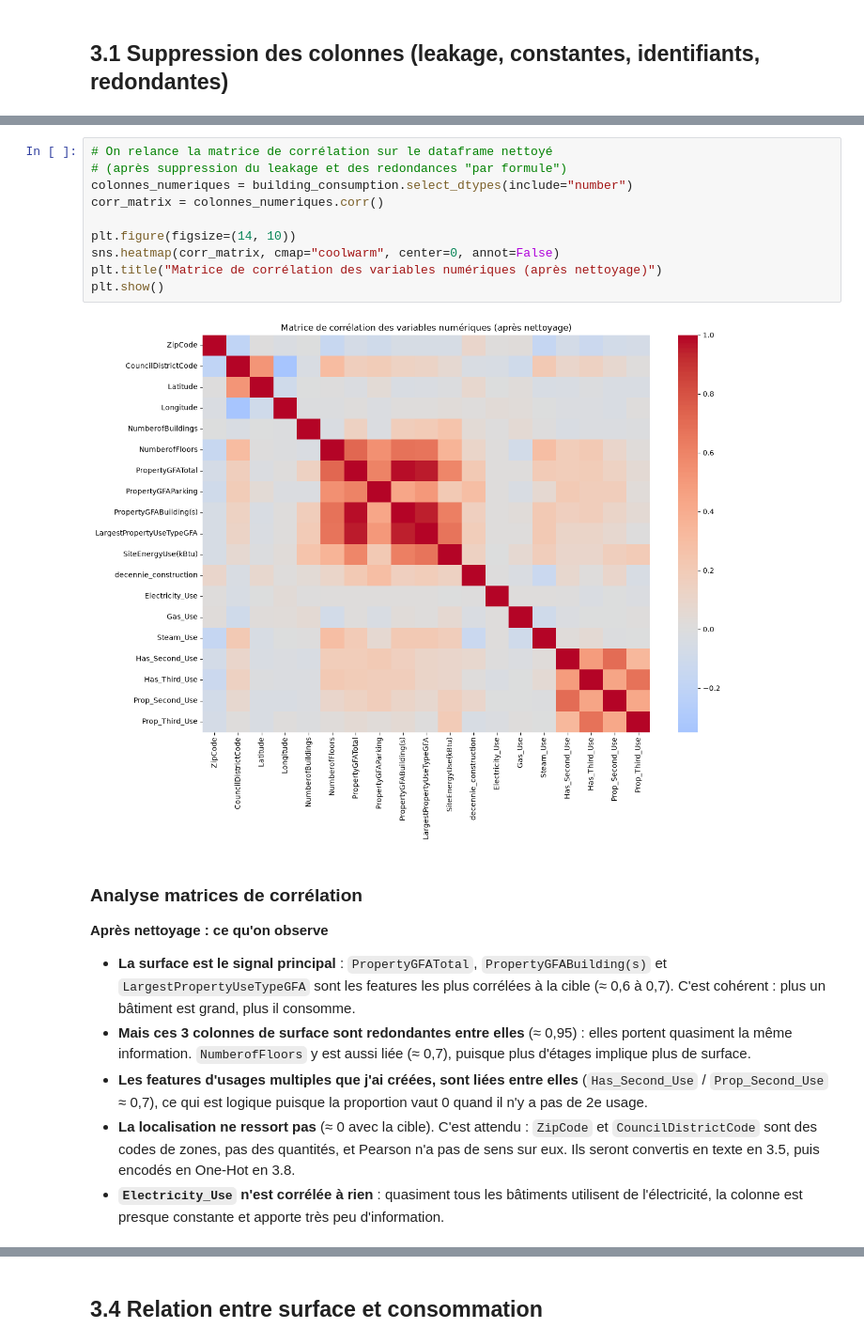
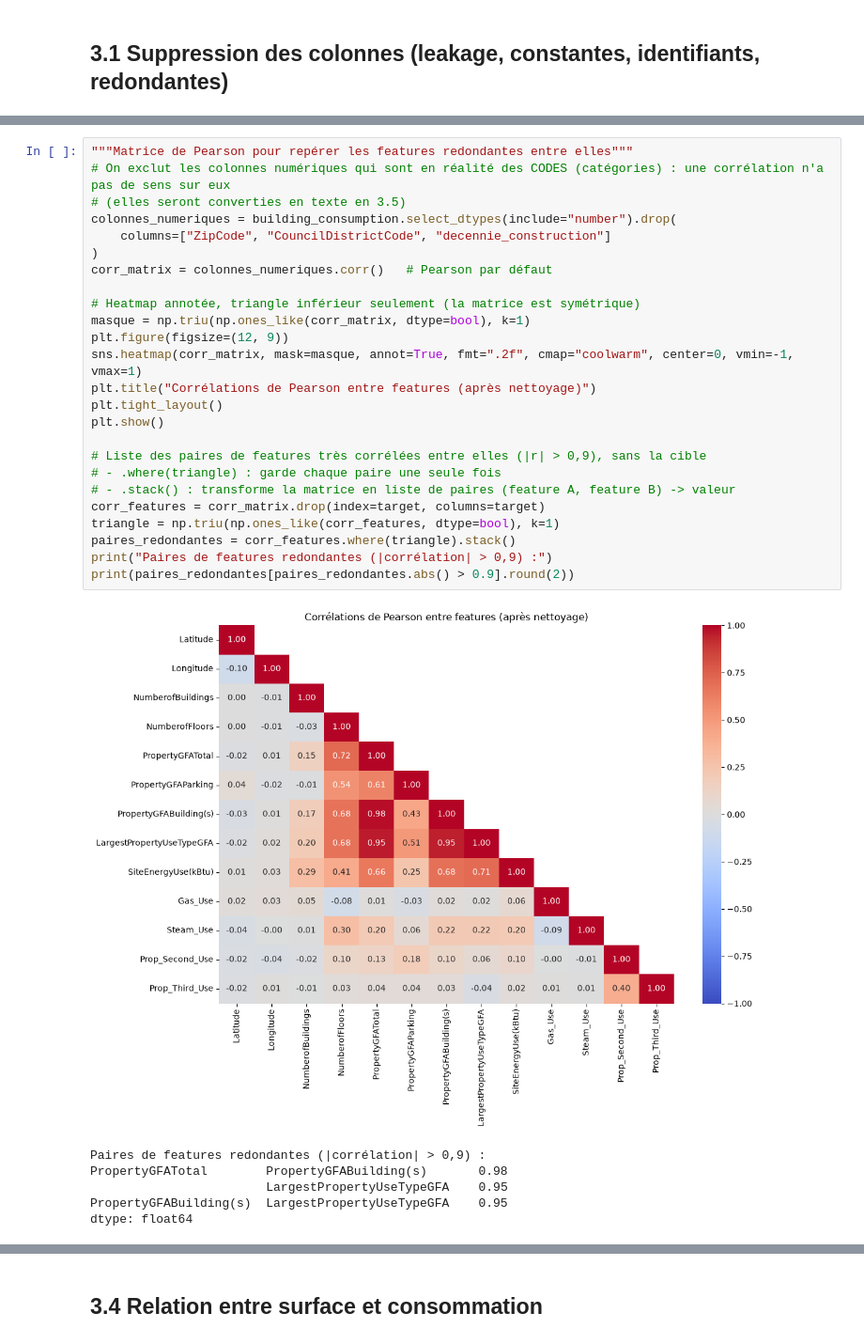
Before and after one commit to youdontknowmu/Projet3, a Jupyter notebook: P3_template_modelistation_supervisee_data_scientist.ipynb, the cells around one changed output, grey strips where cells are left out. Shown at 94% size. Saved outputs shown, nothing was run; the diff lists cells and outputs as text.

```diff
--- a/P3_template_modelistation_supervisee_data_scientist.ipynb
+++ b/P3_template_modelistation_supervisee_data_scientist.ipynb
@@ -1089,22 +1167,32 @@ memory usage: 310.4 KB
-# %%
-# On relance la matrice de corrélation sur le dataframe nettoyé
-# (après suppression du leakage et des redondances "par formule")
-colonnes_numeriques = building_consumption.select_dtypes(include="number")
-corr_matrix = colonnes_numeriques.corr()
-
-plt.figure(figsize=(14, 10))
-sns.heatmap(corr_matrix, cmap="coolwarm", center=0, annot=False)
-plt.title("Matrice de corrélation des variables numériques (après nettoyage)")
-plt.show()
-# %% [output]
-[figure, removed]
-# %% [markdown]
-### Analyse matrices de corrélation
-
-**Après nettoyage : ce qu'on observe**
-
-- **La surface est le signal principal** : `PropertyGFATotal`, `PropertyGFABuilding(s)` et `LargestPropertyUseTypeGFA` sont les features les plus corrélées à la cible (≈ 0,6 à 0,7). C'est cohérent : plus un bâtiment est grand, plus il consomme.
-- **Mais ces 3 colonnes de surface sont redondantes entre elles** (≈ 0,95) : elles portent quasiment la même information. `NumberofFloors` y est aussi liée (≈ 0,7), puisque plus d'étages implique plus de surface.
-- **Les features d'usages multiples que j'ai créées, sont liées entre elles** (`Has_Second_Use` / `Prop_Second_Use` ≈ 0,7), ce qui est logique puisque la proportion vaut 0 quand il n'y a pas de 2e usage.
-- **La localisation ne ressort pas** (≈ 0 avec la cible). C'est attendu : `ZipCode` et `CouncilDistrictCode` sont des codes de zones, pas des quantités, et Pearson n'a pas de sens sur eux. Ils seront convertis en texte en 3.5, puis encodés en One-Hot en 3.8.
-- **`Electricity_Use` n'est corrélée à rien** : quasiment tous les bâtiments utilisent de l'électricité, la colonne est presque constante et apporte très peu d'information.
+# %%
+"""Matrice de Pearson pour repérer les features redondantes entre elles"""
+# On exclut les colonnes numériques qui sont en réalité des CODES (catégories) : une corrélation n'a pas de sens sur eux
+# (elles seront converties en texte en 3.5)
+colonnes_numeriques = building_consumption.select_dtypes(include="number").drop(
+    columns=["ZipCode", "CouncilDistrictCode", "decennie_construction"]
+)
+corr_matrix = colonnes_numeriques.corr()   # Pearson par défaut
+
+# Heatmap annotée, triangle inférieur seulement (la matrice est symétrique)
+masque = np.triu(np.ones_like(corr_matrix, dtype=bool), k=1)
+plt.figure(figsize=(12, 9))
+sns.heatmap(corr_matrix, mask=masque, annot=True, fmt=".2f", cmap="coolwarm", center=0, vmin=-1, vmax=1)
+plt.title("Corrélations de Pearson entre features (après nettoyage)")
+plt.tight_layout()
+plt.show()
+
+# Liste des paires de features très corrélées entre elles (|r| > 0,9), sans la cible
+# - .where(triangle) : garde chaque paire une seule fois
+# - .stack() : transforme la matrice en liste de paires (feature A, feature B) -> valeur
+corr_features = corr_matrix.drop(index=target, columns=target)
+triangle = np.triu(np.ones_like(corr_features, dtype=bool), k=1)
+paires_redondantes = corr_features.where(triangle).stack()
+print("Paires de features redondantes (|corrélation| > 0,9) :")
+print(paires_redondantes[paires_redondantes.abs() > 0.9].round(2))
+# %% [output]
+[figure, added]
+Paires de features redondantes (|corrélation| > 0,9) :
+PropertyGFATotal        PropertyGFABuilding(s)       0.98
+                        LargestPropertyUseTypeGFA    0.95
+PropertyGFABuilding(s)  LargestPropertyUseTypeGFA    0.95
+dtype: float64
```
Also changed, not shown: parts of 98 cells of this notebook.
